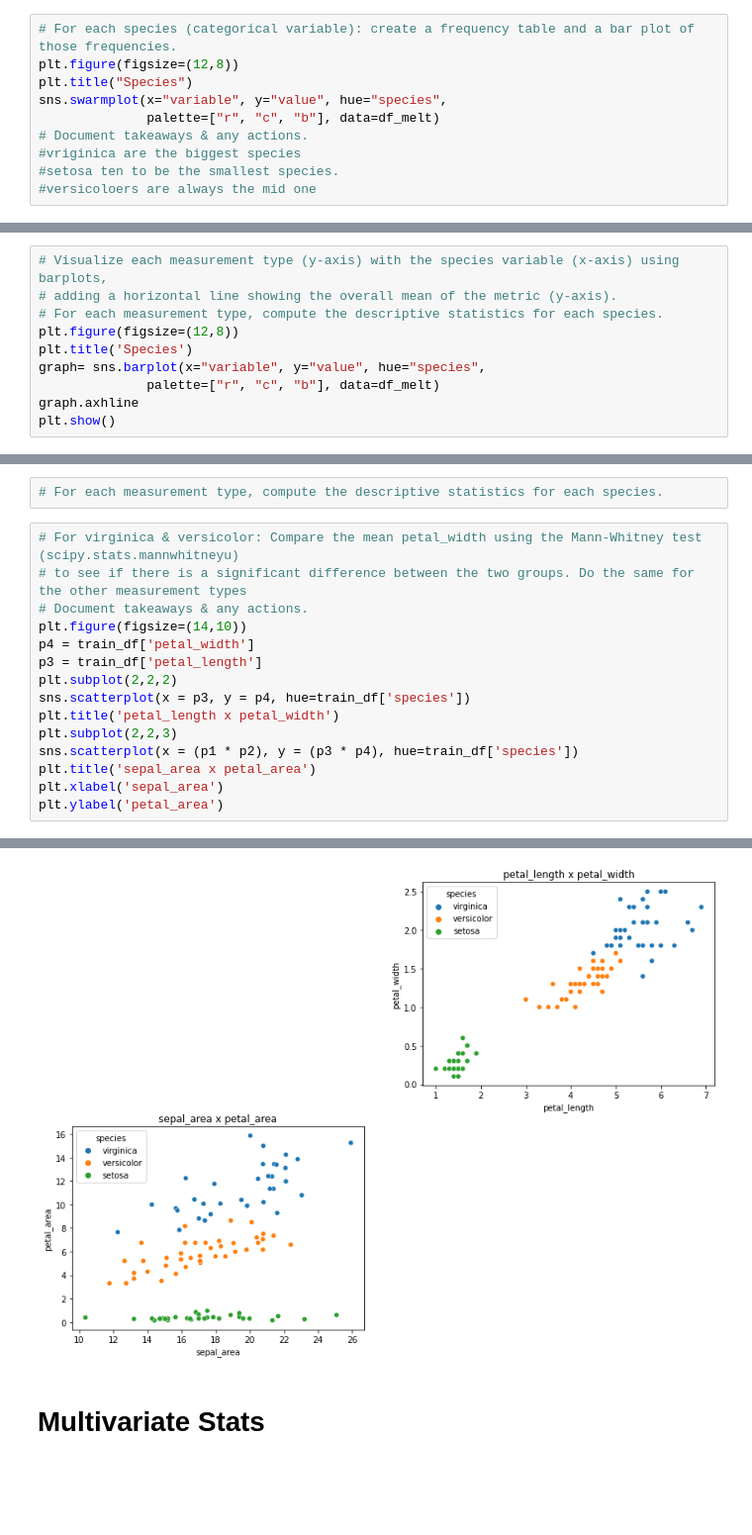
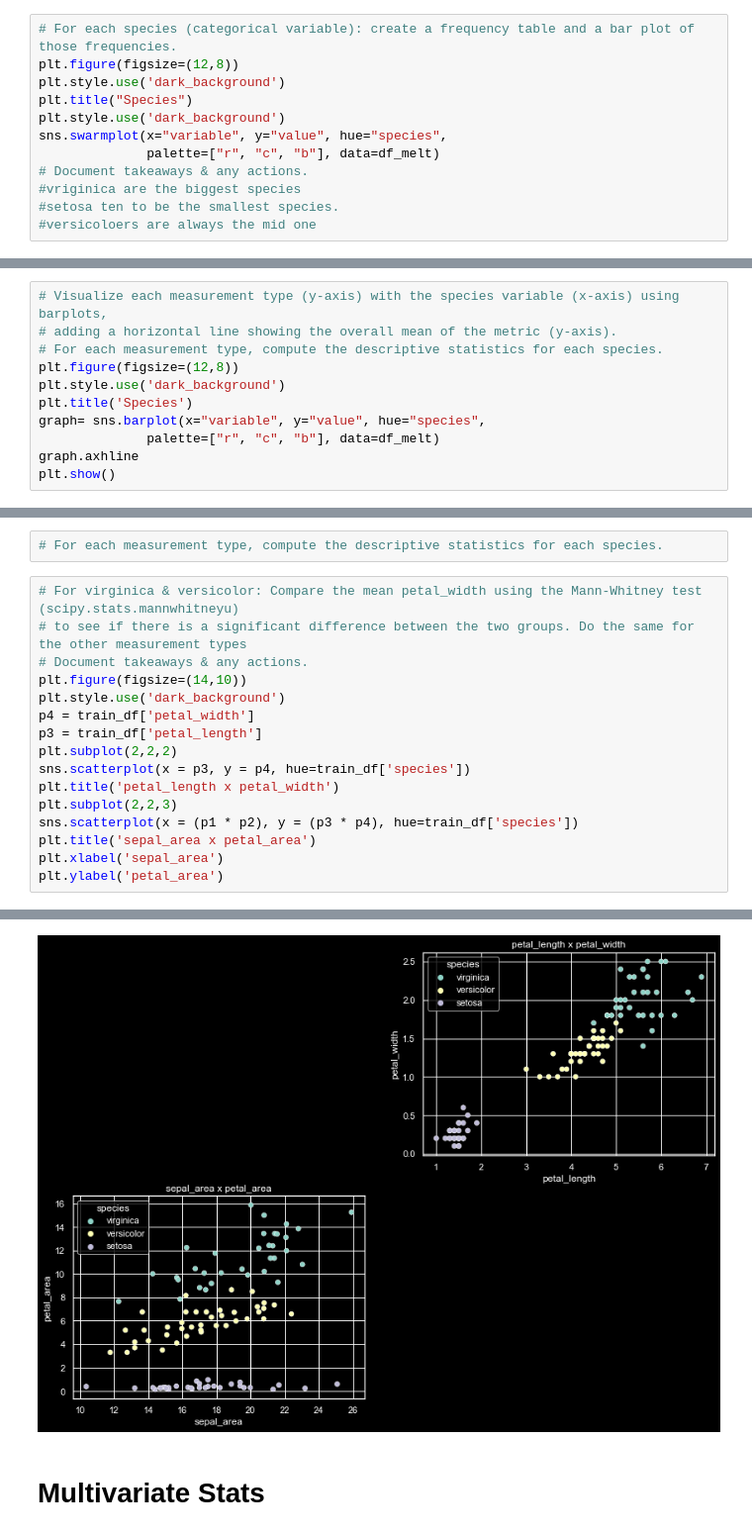
Before and after one commit to cristianibarra1/classification-exercises, a Jupyter notebook: classification-exercises.ipynb, the cells around one changed output, grey strips where cells are left out. Shown: that part at 99% size. Cells and saved outputs as stored; diff of their text form; blank space fills up the shorter version.

```diff
--- a/classification-exercises.ipynb
+++ b/classification-exercises.ipynb
@@ -502,7 +488,9 @@ print(df_melt.head())
 # %%
 # For each species (categorical variable): create a frequency table and a bar plot of those frequencies.
 plt.figure(figsize=(12,8))
+plt.style.use('dark_background')
 plt.title("Species")
+plt.style.use('dark_background')
 sns.swarmplot(x="variable", y="value", hue="species",
               palette=["r", "c", "b"], data=df_melt)
 # Document takeaways & any actions.
@@ -519,6 +507,7 @@ sns.swarmplot(x="variable", y="value", hue="species",
 # adding a horizontal line showing the overall mean of the metric (y-axis).
 # For each measurement type, compute the descriptive statistics for each species.
 plt.figure(figsize=(12,8))
+plt.style.use('dark_background')
 plt.title('Species')
 graph= sns.barplot(x="variable", y="value", hue="species",
               palette=["r", "c", "b"], data=df_melt)
@@ -531,21 +520,22 @@ plt.show()
 # %%
 # For virginica & versicolor: Compare the mean petal_width using the Mann-Whitney test (scipy.stats.mannwhitneyu)
 # to see if there is a significant difference between the two groups. Do the same for the other measurement types
 # Document takeaways & any actions.
 plt.figure(figsize=(14,10))
+plt.style.use('dark_background')
 p4 = train_df['petal_width']
 p3 = train_df['petal_length']
 plt.subplot(2,2,2)
 sns.scatterplot(x = p3, y = p4, hue=train_df['species'])
 plt.title('petal_length x petal_width')
 plt.subplot(2,2,3)
 sns.scatterplot(x = (p1 * p2), y = (p3 * p4), hue=train_df['species'])
 plt.title('sepal_area x petal_area')
 plt.xlabel('sepal_area')
 plt.ylabel('petal_area')
 # %% [output]
 Text(0, 0.5, 'petal_area')
-[figure, old version]
+[figure, new version]
 # %% [markdown]
 # Multivariate Stats
 # %%
```
Also changed, not shown: parts of 12 cells of this notebook.
